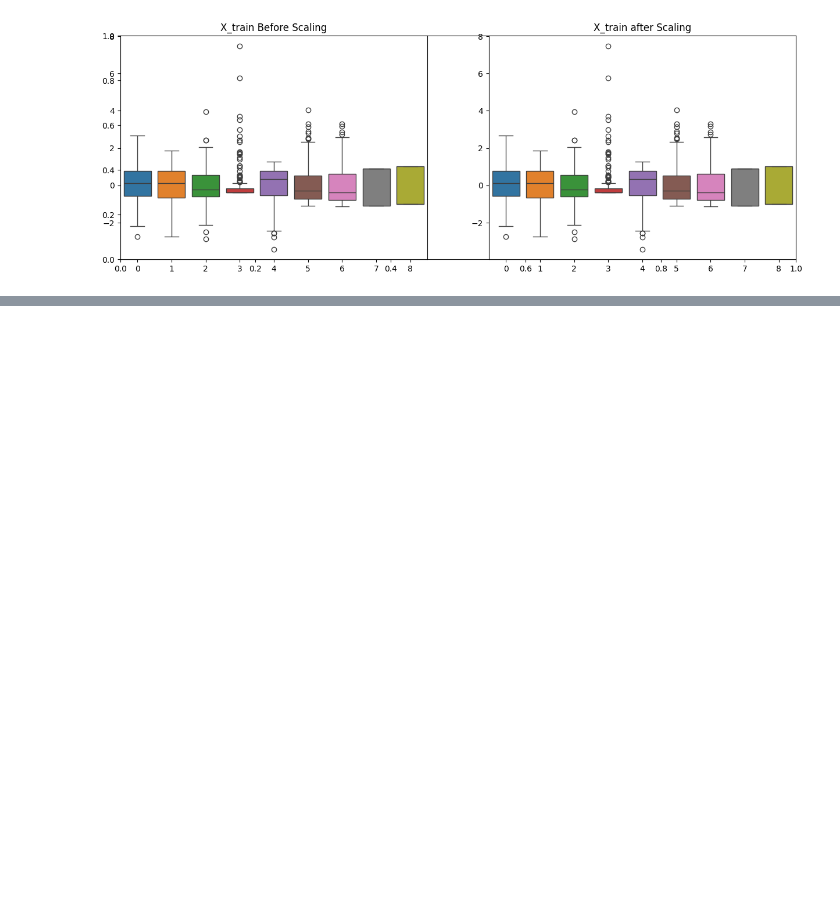
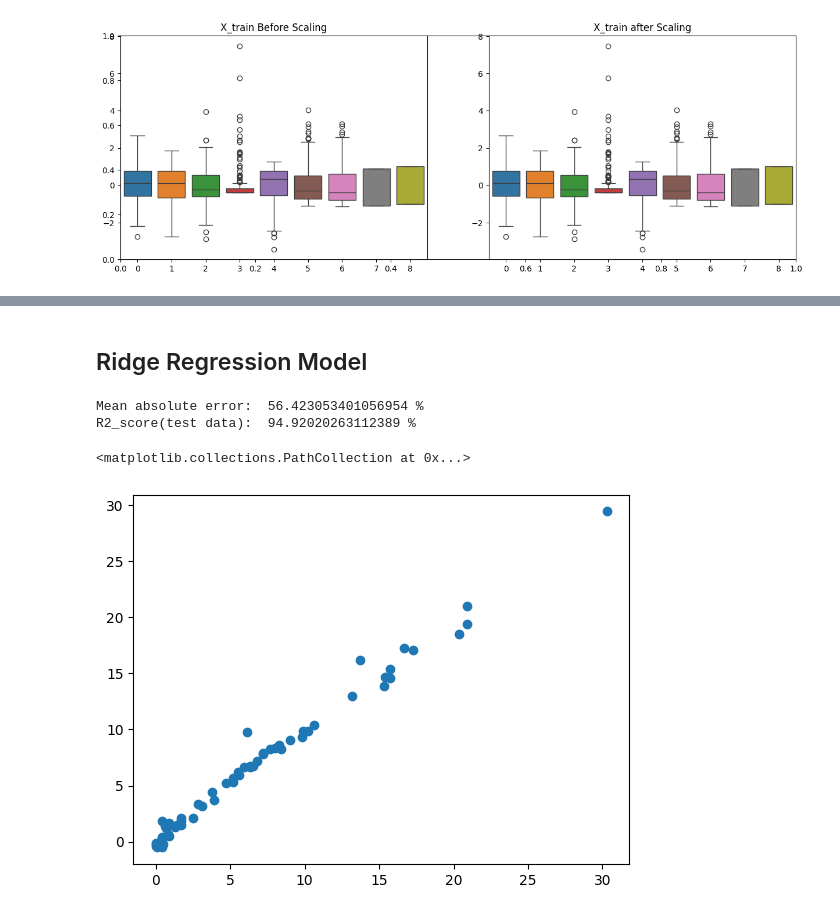
Before and after one commit to manishparihar3618/data-science, a Jupyter notebook: 04_Machine_learning/02_Ridge_Lasso_ElasticNet_Regression/model_training_on_cleaned_dataset.ipynb, the cells around one changed output, grey strips where cells are left out. Cells and saved outputs as stored; diff of their text form; code cells hidden in the pictures; blank space fills up the shorter version.

```diff
--- a/04_Machine_learning/02_Ridge_Lasso_ElasticNet_Regression/model_training_on_cleaned_dataset.ipynb
+++ b/04_Machine_learning/02_Ridge_Lasso_ElasticNet_Regression/model_training_on_cleaned_dataset.ipynb
@@ -164,0 +212,19 @@ Text(0.5, 1.0, 'X_train after Scaling')
+# %% [markdown]
+## Ridge Regression Model
+# %%
+from sklearn.linear_model import Ridge
+from sklearn.metrics import mean_absolute_error, r2_score
+ridge = Ridge()
+ridge.fit(X_train_scaled,Y_train)
+y_pred = ridge.predict(X_test_scaled)
+## Evaluation metrics
+mae = mean_absolute_error(Y_test,y_pred)
+test_r2score= r2_score(Y_test,y_pred)
+print("Mean absolute error: ",mae*100,"%")
+print("R2_score(test data): ",r2score*100,"%")
+plt.scatter(Y_test,y_pred)
+# %% [output]
+Mean absolute error:  56.423053401056954 %
+R2_score(test data):  94.92020263112389 %
+<matplotlib.collections.PathCollection at 0x...>
+[figure, added]
```
Also changed, not shown: parts of 12 cells of this notebook.
